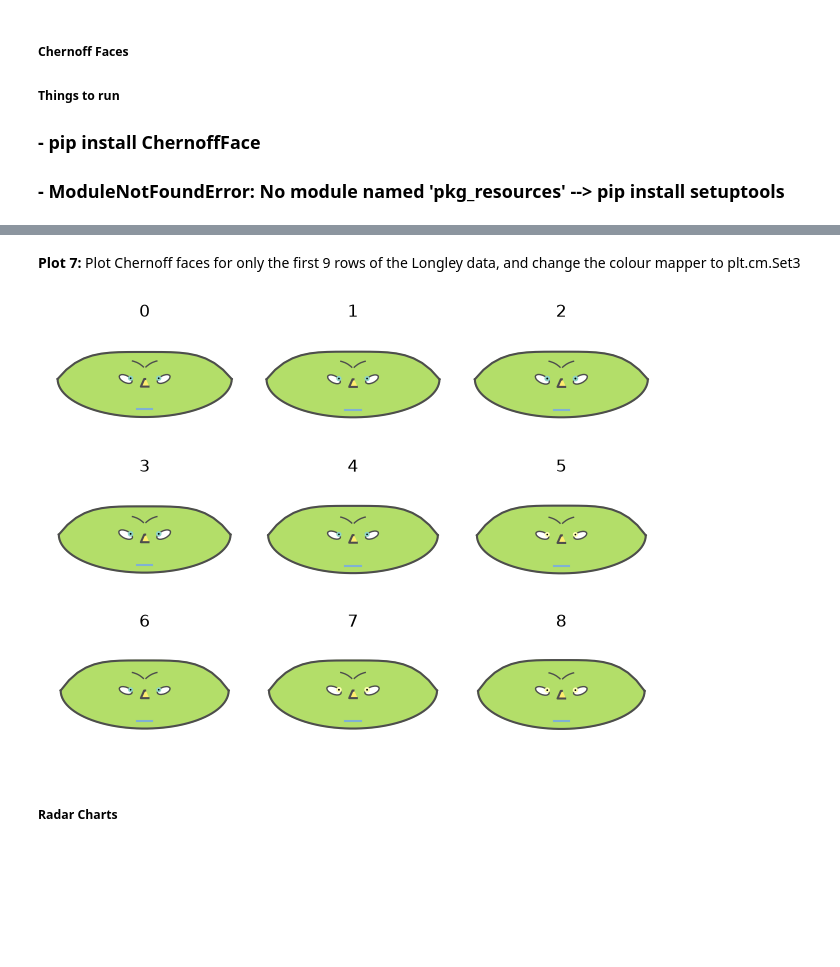
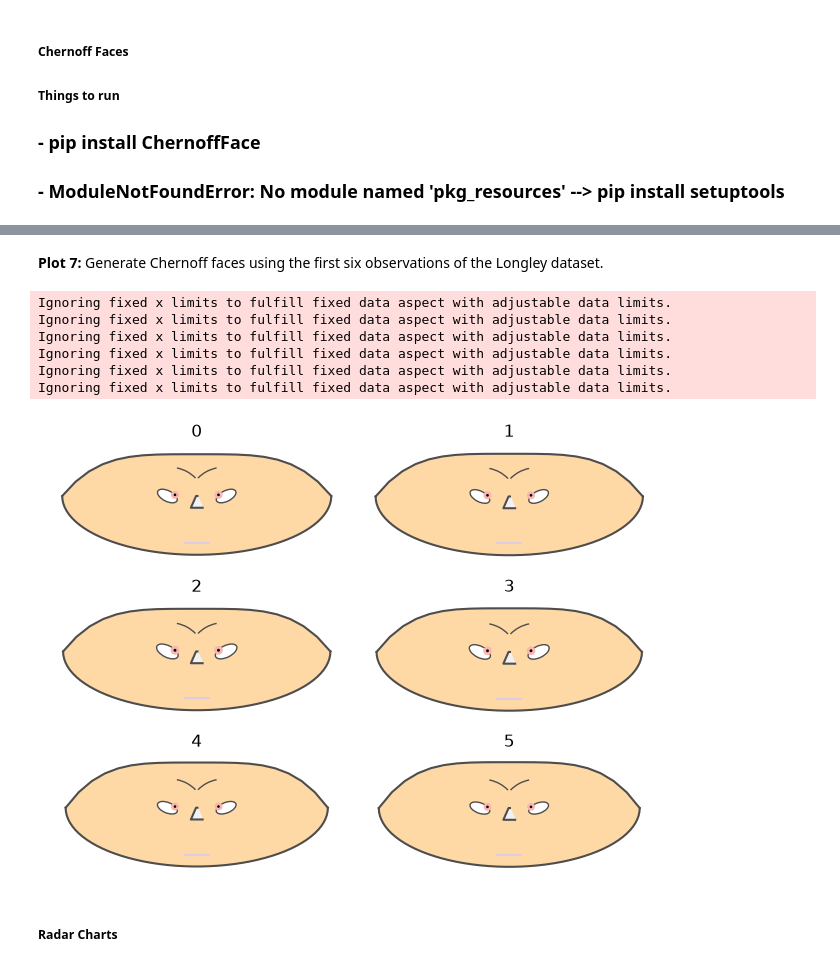
Before and after one commit to dungp-dsai/data-visualization-gta, a Jupyter notebook: workshop_2/ws_2_python_solution.ipynb, the cells around one changed output, grey strips where cells are left out. Saved outputs shown, nothing was run; the diff lists cells and outputs as text; code cells hidden in the pictures; blank space fills up the shorter version.

```diff
--- a/workshop_2/ws_2_python_solution.ipynb
+++ b/workshop_2/ws_2_python_solution.ipynb
@@ -35,0 +27,11 @@ plt.show()
+# %%
+# Define the data
+x = [6, 7, 8, 7, 2, 3, 9, 4, 10, 15, 9, 7]
+y = [98, 85, 87, 88, 112, 104, 87, 94, 78, 78, 85, 86]
+
+# Create the scatter plot
+plt.scatter(x, y)
+
+# Display the plot
+plt.xlabel("Hours Studied")
+plt.show()
@@ -192,17 +213,27 @@ plt.show()
 [figure]
 # %% [markdown]
-**Plot 7:** Plot Chernoff faces for only the first 9 rows of the Longley data, and change the colour mapper to plt.cm.Set3
+**Plot 7:** Generate Chernoff faces using the first six observations of the Longley dataset.
 # %%
-data9 = data.iloc[:9]
-fig = chernoff_face(
-    data=data9,
-    titles=[str(x) for x in list(range(len(data9)))],
-    color_mapper=plt.cm.Set3,
-)
+# Load the Longley dataset from the URL
+url = "https://github.com/vincentarelbundock/Rdatasets/raw/master/csv/datasets/longley.csv"
+data = pd.read_csv(url)
+
+# Generate Chernoff faces with the Longley data
+fig = chernoff_face(data=data.iloc[:6],
+                    titles=[str(x) for x in list(range(6))],
+                    color_mapper=plt.cm.Pastel1)
+
+# Display
 fig.tight_layout()
 plt.show()
 # %% [output]
+Ignoring fixed x limits to fulfill fixed data aspect with adjustable data limits.
+Ignoring fixed x limits to fulfill fixed data aspect with adjustable data limits.
+Ignoring fixed x limits to fulfill fixed data aspect with adjustable data limits.
+Ignoring fixed x limits to fulfill fixed data aspect with adjustable data limits.
+Ignoring fixed x limits to fulfill fixed data aspect with adjustable data limits.
+Ignoring fixed x limits to fulfill fixed data aspect with adjustable data limits.
-[figure, old version]
+[figure, new version]
 # %% [markdown]
 ##### Radar Charts
 # %%
```
Also changed, not shown: parts of 25 cells of this notebook.
